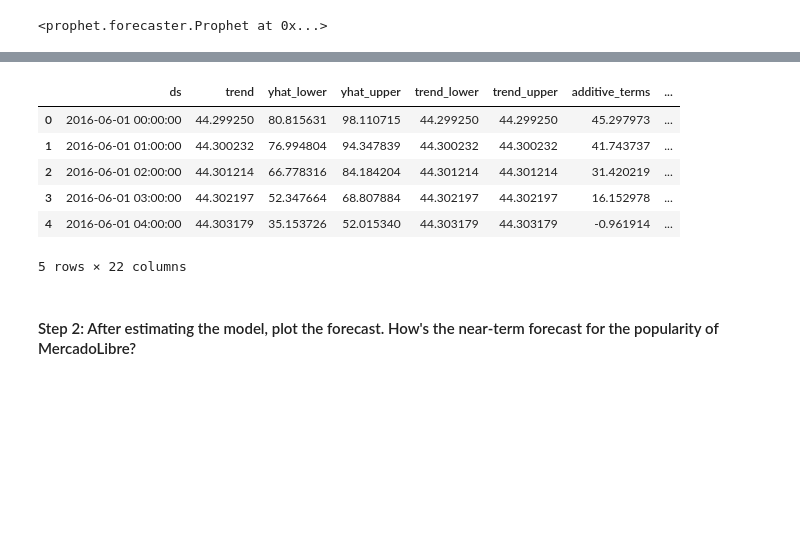
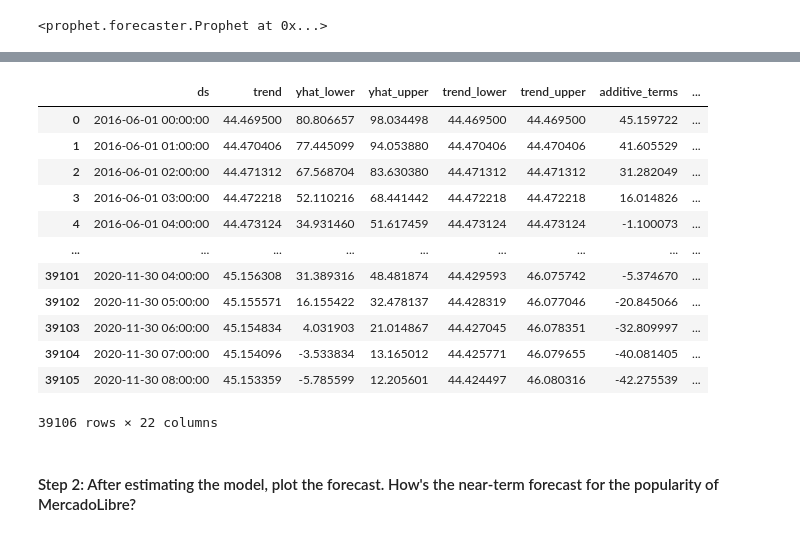
Before and after one commit to jrios46/prophet-challenge, a Jupyter notebook: forecasting_net_prophet.ipynb, the cells around one changed output, grey strips where cells are left out. Cells and saved outputs as stored; diff of their text form; code cells hidden in the pictures; blank space fills up the shorter version.

```diff
--- a/forecasting_net_prophet.ipynb
+++ b/forecasting_net_prophet.ipynb
@@ -408,15 +409,16 @@ Now, you need to produce a time series model that analyzes and forecasts pattern
 #### Step 1: Set up the Google search data for a Prophet forecasting model.
 # %%
 # Using the df_mercado_trends DataFrame, reset the index so the date information is no longer the index
-
+df_mercado_index=df_mercado_trends.reset_index()
 
 # Label the columns ds and y so that the syntax is recognized by Prophet
-
+df_mercado_index.columns= ['ds','y']
 
 # Drop an NaN values from the prophet_df DataFrame
-
+df_mercado_index.dropna
 
 # View the first and last five rows of the mercado_prophet_df DataFrame
+df_mercado_index
 # %% [output]
 |  | ds | y |
 | 0 | 2016-06-01 00:00:00 | 97 |
@@ -433,7 +436,11 @@ Now, you need to produce a time series model that analyzes and forecasts pattern
 # %%
 # Call the Prophet function, store as an object
+m = Prophet()
+
+m
 # %% [output]
 <prophet.forecaster.Prophet at 0x...>
 # %%
 # Fit the time-series model.
+m.fit(df_mercado_index)
 # %% [output]
@@ -443,8 +457,8 @@ Now, you need to produce a time series model that analyzes and forecasts pattern
 # %%
 # Create a future dataframe to hold predictions
 # Make the prediction go out as far as 2000 hours (approx 80 days)
-
-
+mercado_future_df = m.make_future_dataframe(periods=2000, freq='H')
 # View the last five rows of the future_mercado_trends DataFrame
+mercado_future_df
 # %% [output]
 |  | ds |
@@ -456,16 +477,23 @@ Now, you need to produce a time series model that analyzes and forecasts pattern
 # %%
 # Make the predictions for the trend data using the future_mercado_trends DataFrame
-
+mercado_predictions = m.predict(mercado_future_df)
 
 # Display the first five rows of the forecast_mercado_trends DataFrame
+mercado_predictions
 # %% [output]
 |  | ds | trend | yhat_lower | yhat_upper | trend_lower | trend_upper | additive_terms | ... |
-| 0 | 2016-06-01 00:00:00 | 44.299250 | 80.815631 | 98.110715 | 44.299250 | 44.299250 | 45.297973 | ... |
-| 1 | 2016-06-01 01:00:00 | 44.300232 | 76.994804 | 94.347839 | 44.300232 | 44.300232 | 41.743737 | ... |
-| 2 | 2016-06-01 02:00:00 | 44.301214 | 66.778316 | 84.184204 | 44.301214 | 44.301214 | 31.420219 | ... |
-| 3 | 2016-06-01 03:00:00 | 44.302197 | 52.347664 | 68.807884 | 44.302197 | 44.302197 | 16.152978 | ... |
-| 4 | 2016-06-01 04:00:00 | 44.303179 | 35.153726 | 52.015340 | 44.303179 | 44.303179 | -0.961914 | ... |
+| 0 | 2016-06-01 00:00:00 | 44.469500 | 80.806657 | 98.034498 | 44.469500 | 44.469500 | 45.159722 | ... |
+| 1 | 2016-06-01 01:00:00 | 44.470406 | 77.445099 | 94.053880 | 44.470406 | 44.470406 | 41.605529 | ... |
+| 2 | 2016-06-01 02:00:00 | 44.471312 | 67.568704 | 83.630380 | 44.471312 | 44.471312 | 31.282049 | ... |
+| 3 | 2016-06-01 03:00:00 | 44.472218 | 52.110216 | 68.441442 | 44.472218 | 44.472218 | 16.014826 | ... |
+| 4 | 2016-06-01 04:00:00 | 44.473124 | 34.931460 | 51.617459 | 44.473124 | 44.473124 | -1.100073 | ... |
+| ... | ... | ... | ... | ... | ... | ... | ... | ... |
+| 39101 | 2020-11-30 04:00:00 | 45.156308 | 31.389316 | 48.481874 | 44.429593 | 46.075742 | -5.374670 | ... |
+| 39102 | 2020-11-30 05:00:00 | 45.155571 | 16.155422 | 32.478137 | 44.428319 | 46.077046 | -20.845066 | ... |
+| 39103 | 2020-11-30 06:00:00 | 45.154834 | 4.031903 | 21.014867 | 44.427045 | 46.078351 | -32.809997 | ... |
+| 39104 | 2020-11-30 07:00:00 | 45.154096 | -3.533834 | 13.165012 | 44.425771 | 46.079655 | -40.081405 | ... |
+| 39105 | 2020-11-30 08:00:00 | 45.153359 | -5.785599 | 12.205601 | 44.424497 | 46.080316 | -42.275539 | ... |
-5 rows × 22 columns
+39106 rows × 22 columns
 # %% [markdown]
 #### Step 2: After estimating the model, plot the forecast. How's the near-term forecast for the popularity of MercadoLibre?
 # %%
```
Also changed, not shown: parts of 8 cells of this notebook.
